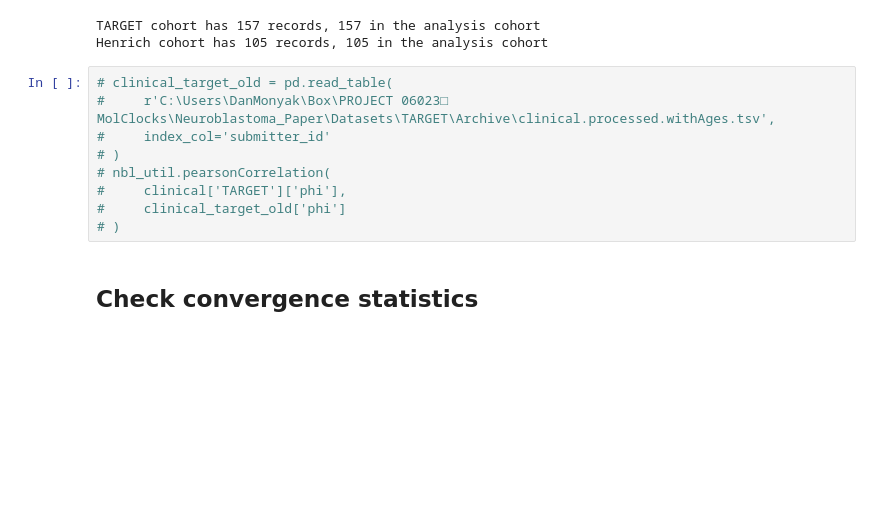
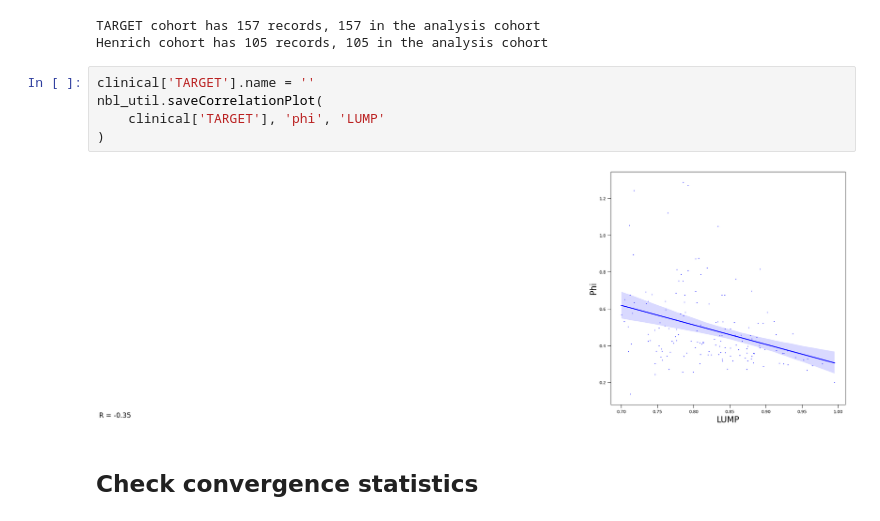
Before and after one commit to danmonyak/EpiClockNBL, a Jupyter notebook: 6. Main Analysis/Make Figures.ipynb, the cells around one changed output. Saved outputs shown, nothing was run; the diff lists cells and outputs as text; blank space fills up the shorter version.

```diff
--- a/6. Main Analysis/Make Figures.ipynb
+++ b/6. Main Analysis/Make Figures.ipynb
@@ -47,15 +47,13 @@ print(f"Henrich cohort has {clinical['Henrich'].shape[0]} records, {clinical['He
 # %% [output]
 TARGET cohort has 157 records, 157 in the analysis cohort
 Henrich cohort has 105 records, 105 in the analysis cohort
-# %%
-# clinical_target_old = pd.read_table(
-#     r'C:\Users\DanMonyak\Box\PROJECT 06023□ MolClocks\Neuroblastoma_Paper\Datasets\TARGET\Archive\clinical.processed.withAges.tsv',
-#     index_col='submitter_id'
-# )
-# nbl_util.pearsonCorrelation(
-#     clinical['TARGET']['phi'],
-#     clinical_target_old['phi']
-# )
+# %%
+clinical['TARGET'].name = ''
+nbl_util.saveCorrelationPlot(
+    clinical['TARGET'], 'phi', 'LUMP'
+)
+# %% [output]
+[figure, added]
 # %% [markdown]
 ## Check convergence statistics
 # %%
```
Also changed, not shown: parts of 1 cell of this notebook, 1 other file.
